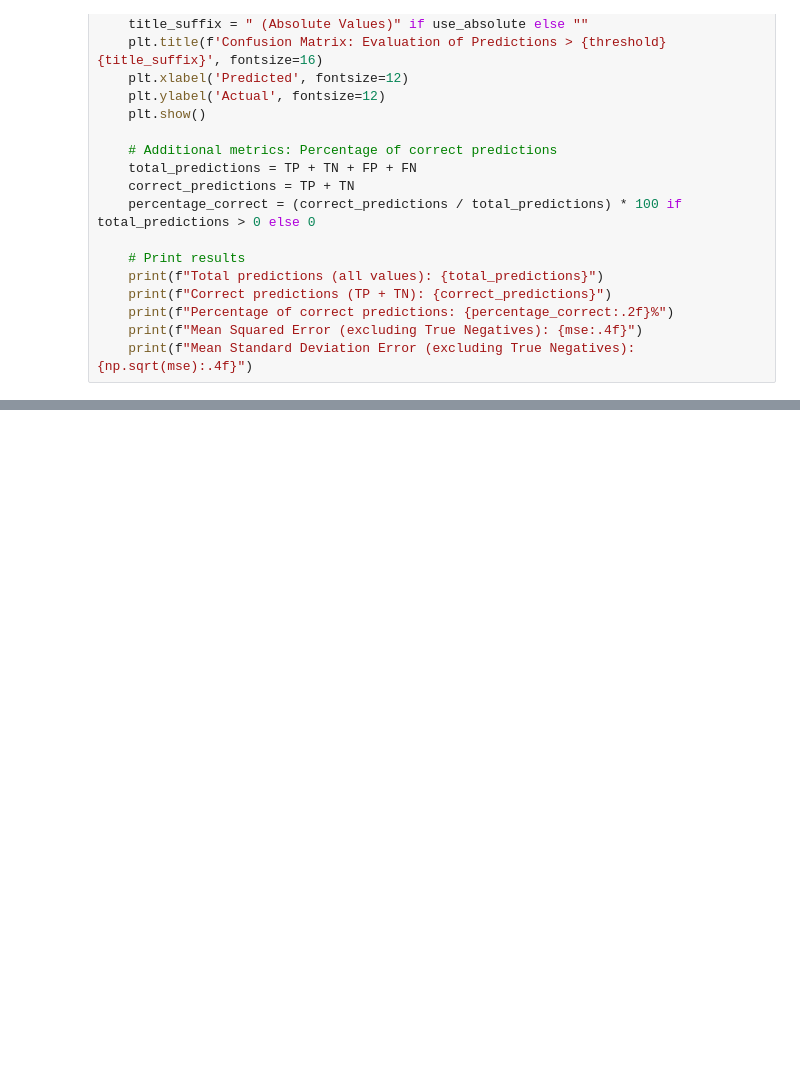
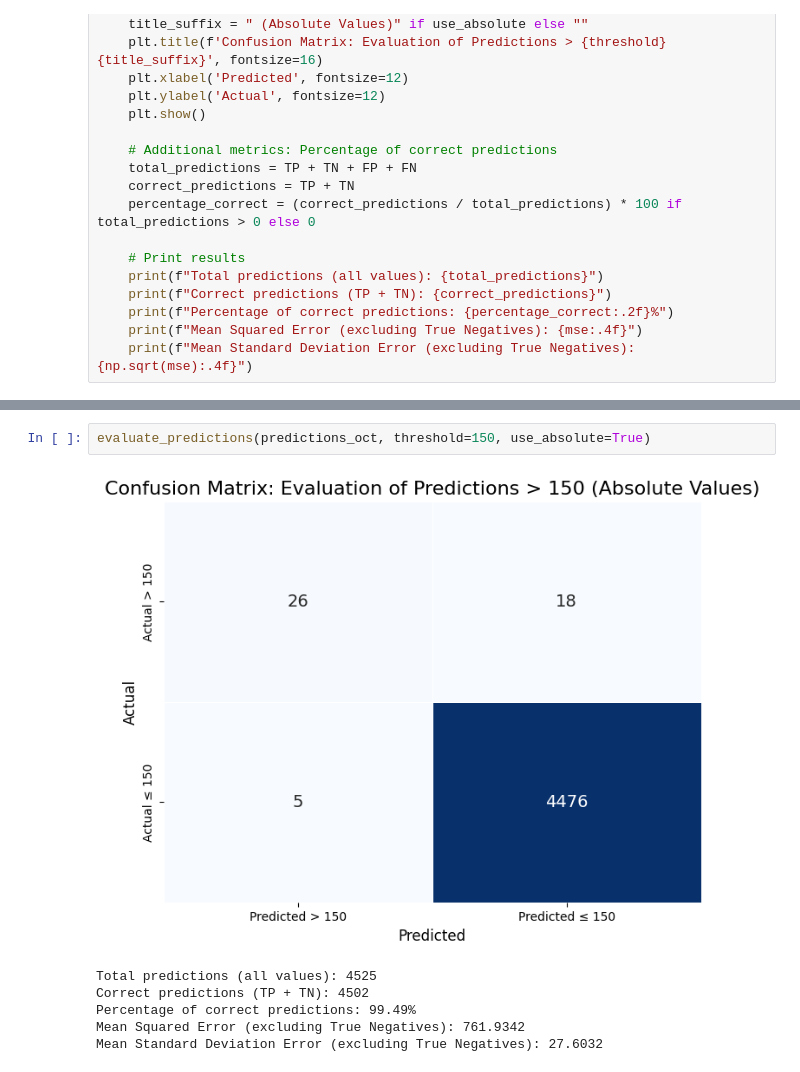
Before and after one commit to matule00/SGE, a Jupyter notebook: NN_SVR_peak.ipynb, the cells around one changed output, grey strips where cells are left out. Drawn from its saved outputs; the diff is of its cells as text; blank space fills up the shorter version.

```diff
--- a/NN_SVR_peak.ipynb
+++ b/NN_SVR_peak.ipynb
@@ -313,0 +431,9 @@ Mean Standard Deviation Error (excluding True Negatives): 21.2578
+# %%
+evaluate_predictions(predictions_oct, threshold=150, use_absolute=True)
+# %% [output]
+[figure, added]
+Total predictions (all values): 4525
+Correct predictions (TP + TN): 4502
+Percentage of correct predictions: 99.49%
+Mean Squared Error (excluding True Negatives): 761.9342
+Mean Standard Deviation Error (excluding True Negatives): 27.6032
```
Also changed, not shown: parts of 31 cells of this notebook.
